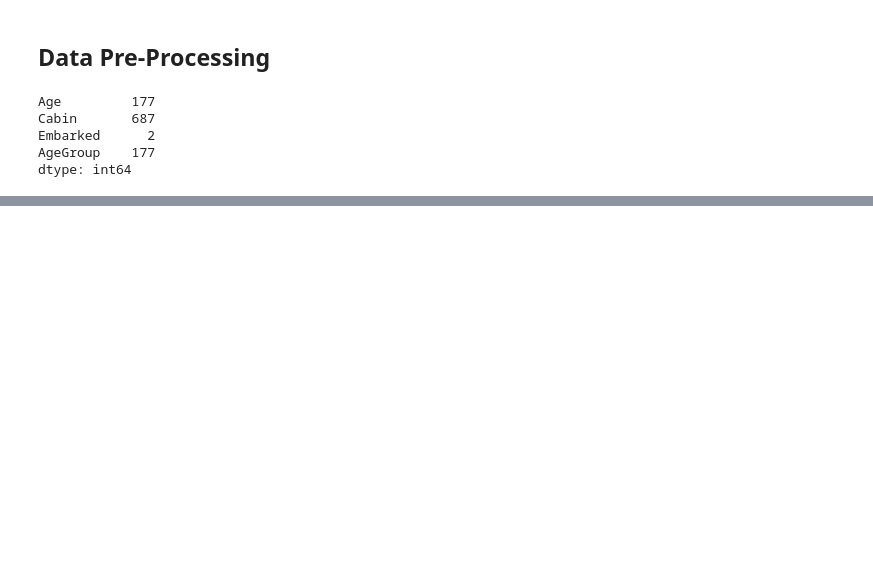
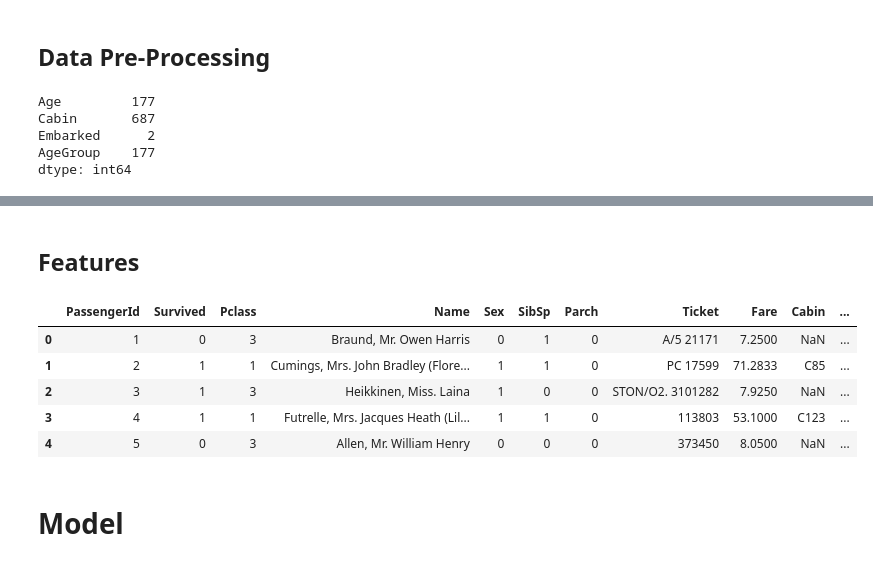
Before and after one commit to HAOHE123/Titanic_ML_Starter, a Jupyter notebook: titanic_starter_HeHAO.ipynb, the cells around one changed output, grey strips where cells are left out. Saved outputs shown, nothing was run; the diff lists cells and outputs as text; code cells hidden in the pictures; blank space fills up the shorter version.

```diff
--- a/titanic_starter_HeHAO.ipynb
+++ b/titanic_starter_HeHAO.ipynb
@@ -298,0 +434,20 @@ print("Your submission was successfully saved!")
+# %%
+# Encoding 'Sex'
+train['Sex'] = train['Sex'].map({'male': 0, 'female': 1}).astype(int)
+test['Sex'] = test['Sex'].map({'male': 0, 'female': 1}).astype(int)
+# %%
+# Encoding 'AgeGroup'
+age_map = {'Child': 0, 'Teen': 1, 'Young Adult': 2, 'Adult': 3, 'Senior': 4}
+train['AgeGroup'] = train['AgeGroup'].map(age_map).astype(int)
+test['AgeGroup'] = test['AgeGroup'].map(age_map).astype(int)
+# %%
+# Encoding for 'Embarked'
+train['Embarked'] = train['Embarked'].map({'S': 0, 'C': 1, 'Q': 2}).astype(int)
+test['Embarked'] = test['Embarked'].map({'S': 0, 'C': 1, 'Q': 2}).astype(int)
+# %%
+# Encoding 'FareGroup'
+fare_map = {'Low': 0, 'Medium': 1, 'High': 2, 'Very High': 3}
+train['FareGroup'] = train['FareGroup'].map(fare_map).astype(int)
+test['FareGroup'] = test['FareGroup'].map(fare_map).astype(int)
+# %% [markdown]
+## Features
@@ -298,0 +457,11 @@ print("Your submission was successfully saved!")
+# %%
+train.head()
+# %% [output]
+|  | PassengerId | Survived | Pclass | Name | Sex | SibSp | Parch | Ticket | Fare | Cabin | ... |
+| 0 | 1 | 0 | 3 | Braund, Mr. Owen Harris | 0 | 1 | 0 | A/5 21171 | 7.2500 | NaN | ... |
+| 1 | 2 | 1 | 1 | Cumings, Mrs. John Bradley (Flore... | 1 | 1 | 0 | PC 17599 | 71.2833 | C85 | ... |
+| 2 | 3 | 1 | 3 | Heikkinen, Miss. Laina | 1 | 0 | 0 | STON/O2. 3101282 | 7.9250 | NaN | ... |
+| 3 | 4 | 1 | 1 | Futrelle, Mrs. Jacques Heath (Lil... | 1 | 1 | 0 | 113803 | 53.1000 | C123 | ... |
+| 4 | 5 | 0 | 3 | Allen, Mr. William Henry | 0 | 0 | 0 | 373450 | 8.0500 | NaN | ... |
+# %% [markdown]
+# Model
```
Also changed, not shown: parts of 33 cells of this notebook.
